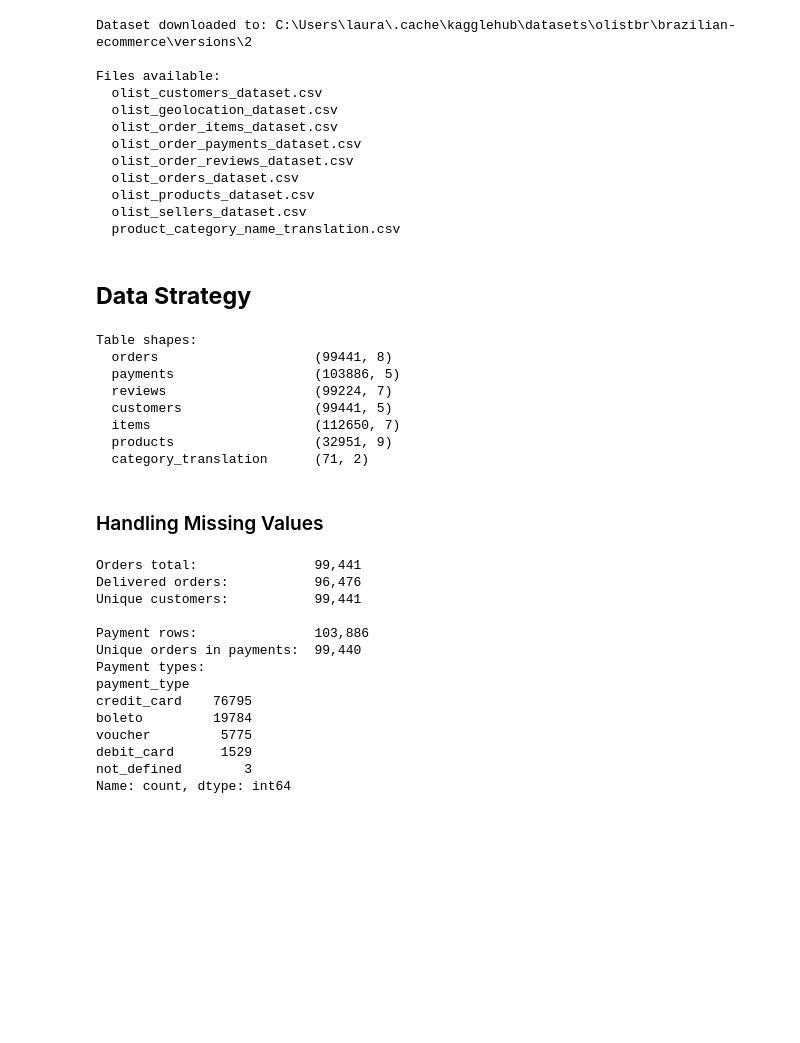
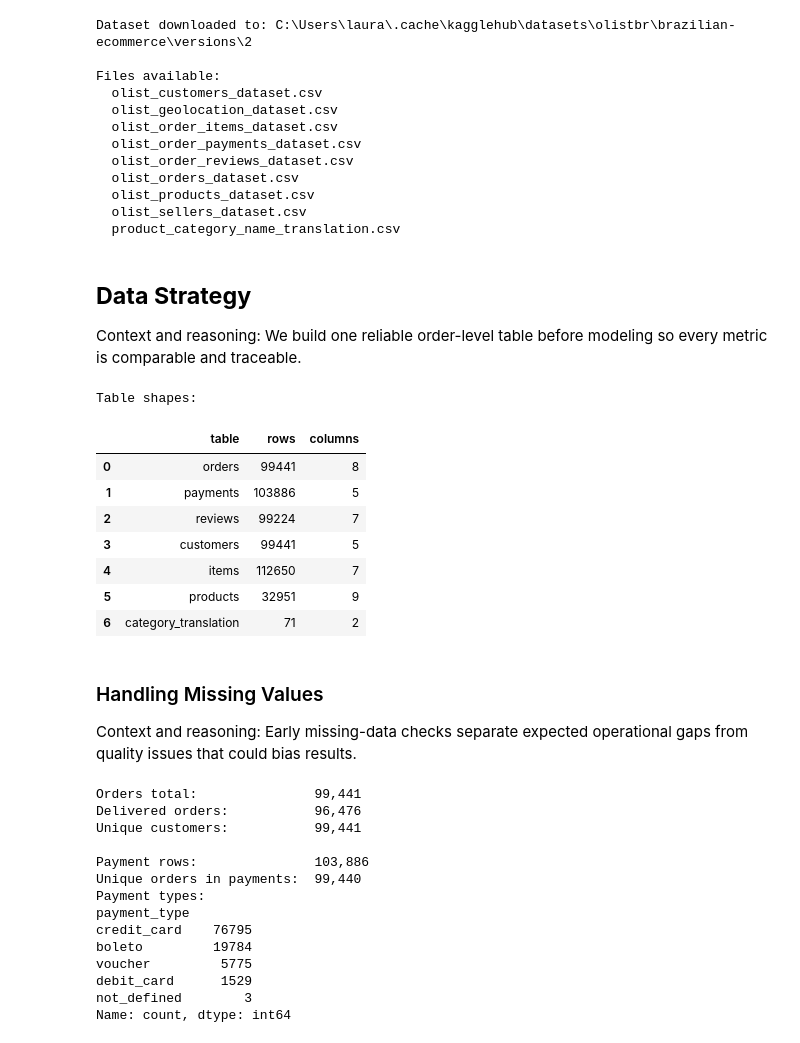
Before and after one commit to lauraromerog/Improving_Customer_Retention_through_Payment_Analytics, a Jupyter notebook: notebooks/olist_payment_analytics.ipynb, the cells around one changed output. Saved outputs shown, nothing was run; the diff lists cells and outputs as text; code cells hidden in the pictures; blank space fills up the shorter version.

```diff
--- a/notebooks/olist_payment_analytics.ipynb
+++ b/notebooks/olist_payment_analytics.ipynb
@@ -39,48 +68,35 @@ Files available:
   product_category_name_translation.csv
 # %% [markdown]
 ## **Data Strategy**
+
+Context and reasoning: We build one reliable order-level table before modeling so every metric is comparable and traceable.
 # %%
-#Load individual tables
-
-orders = pd.read_csv(DATA_DIR / "olist_orders_dataset.csv",
-                     parse_dates=[
-                         "order_purchase_timestamp",
-                         "order_approved_at",
-                         "order_delivered_carrier_date",
-                         "order_delivered_customer_date",
-                         "order_estimated_delivery_date"
-                     ])
-
-payments = pd.read_csv(DATA_DIR / "olist_order_payments_dataset.csv")
-
-reviews = pd.read_csv(DATA_DIR / "olist_order_reviews_dataset.csv",
-                      parse_dates=["review_creation_date", "review_answer_timestamp"])
-
-customers = pd.read_csv(DATA_DIR / "olist_customers_dataset.csv")
-
-items = pd.read_csv(DATA_DIR / "olist_order_items_dataset.csv",
-                    parse_dates=["shipping_limit_date"])
-
-products = pd.read_csv(DATA_DIR / "olist_products_dataset.csv")
-
-category_translation = pd.read_csv(DATA_DIR / "product_category_name_translation.csv")
+# Load all source tables using reusable src utilities
+tables = load_raw_tables(DATA_DIR)
+orders = tables["orders"]
+payments = tables["payments"]
+reviews = tables["reviews"]
+customers = tables["customers"]
+items = tables["items"]
+products = tables["products"]
+category_translation = tables["category_translation"]
 
 print("\nTable shapes:")
-for name, df in [("orders", orders), ("payments", payments), ("reviews", reviews),
-                 ("customers", customers), ("items", items), ("products", products),
-                 ("category_translation", category_translation)]:
-    print(f"  {name:25s} {df.shape}")
+display(summarize_table_shapes(tables))
 # %% [output]
 Table shapes:
-  orders                    (99441, 8)
-  payments                  (103886, 5)
-  reviews                   (99224, 7)
-  customers                 (99441, 5)
-  items                     (112650, 7)
-  products                  (32951, 9)
-  category_translation      (71, 2)
+|  | table | rows | columns |
+| 0 | orders | 99441 | 8 |
+| 1 | payments | 103886 | 5 |
+| 2 | reviews | 99224 | 7 |
+| 3 | customers | 99441 | 5 |
+| 4 | items | 112650 | 7 |
+| 5 | products | 32951 | 9 |
+| 6 | category_translation | 71 | 2 |
 # %% [markdown]
 ### Handling Missing Values
+
+Context and reasoning: Early missing-data checks separate expected operational gaps from quality issues that could bias results.
 # %%
 # Orders with missing delivery date are the ones not yet delivered — expected
 print(f"\nOrders total:               {len(orders):,}")
```
Also changed, not shown: parts of 41 cells of this notebook, 7 other files.
